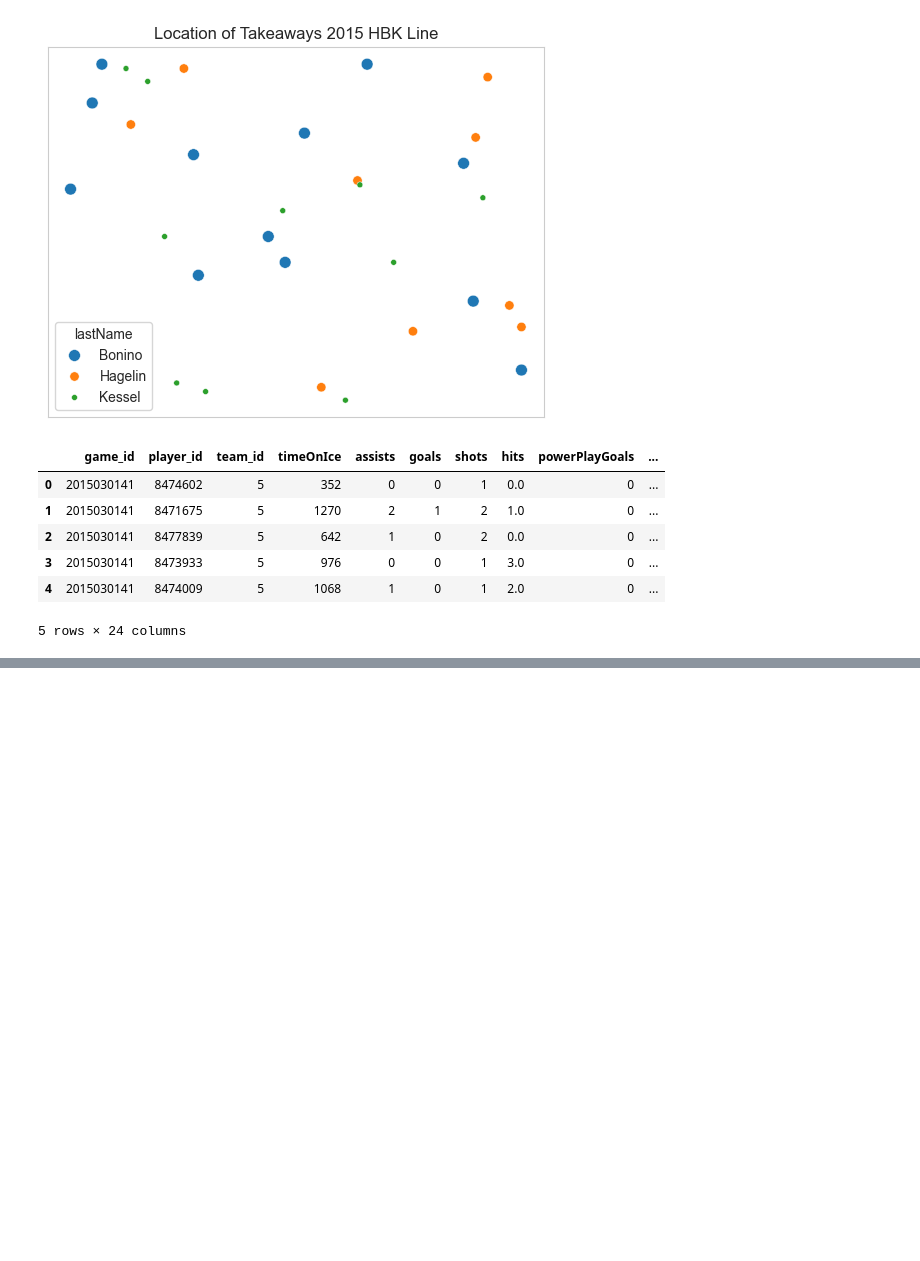
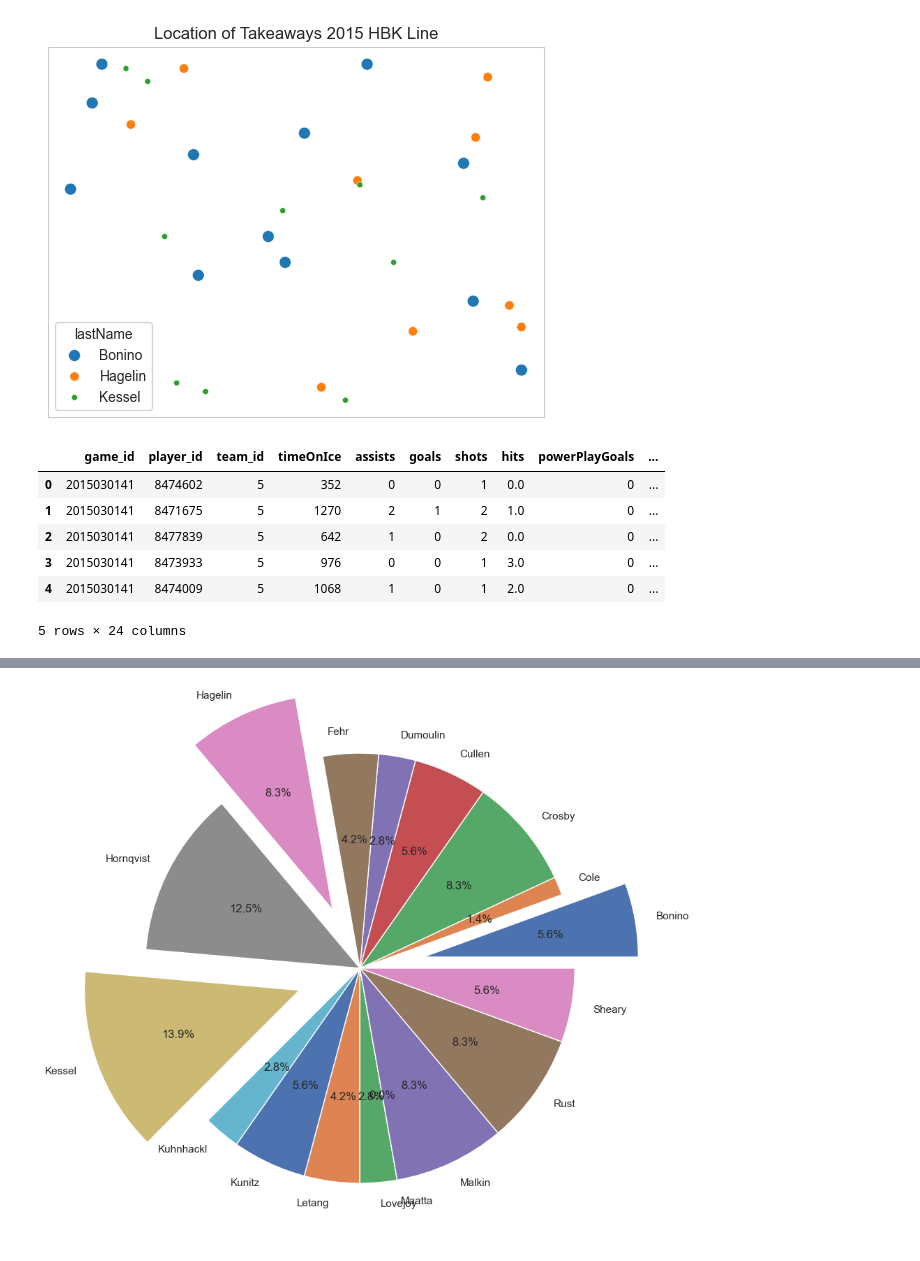
Before and after one commit to boncz/PenguinsHockeyAnalysis, a Jupyter notebook: PensPlayoffAnalysis.ipynb, the cells around one changed output, grey strips where cells are left out. Saved outputs shown, nothing was run; the diff lists cells and outputs as text; code cells hidden in the pictures; blank space fills up the shorter version.

```diff
--- a/PensPlayoffAnalysis.ipynb
+++ b/PensPlayoffAnalysis.ipynb
@@ -246,0 +256,11 @@ pens_201516_playoff_skater_stats_df.groupby('lastName').describe()
+# %%
+labels = players_sums_df['lastName']
+#colors = ['lightblue', 'beige', 'lightgreen', 'orange', 'cyan', 'magenta','yellow','lightblue', 'beige', 'lightgreen', 'orange', 'cyan', 'magenta','yellow','lightblue', 'beige', 'lightgreen']
+explode = [0.3,0,0,0,0,0,0.3,0,0.3,0,0,0,0,0,0,0,0]
+sizes = players_sums_df['goals']
+
+plt.figure(0,figsize = (10,10))
+plt.pie(sizes, labels=labels, explode = explode, autopct='%1.1f%%')
+plt.show()
+# %% [output]
+[figure, added]
```
Also changed, not shown: parts of 7 cells of this notebook.
